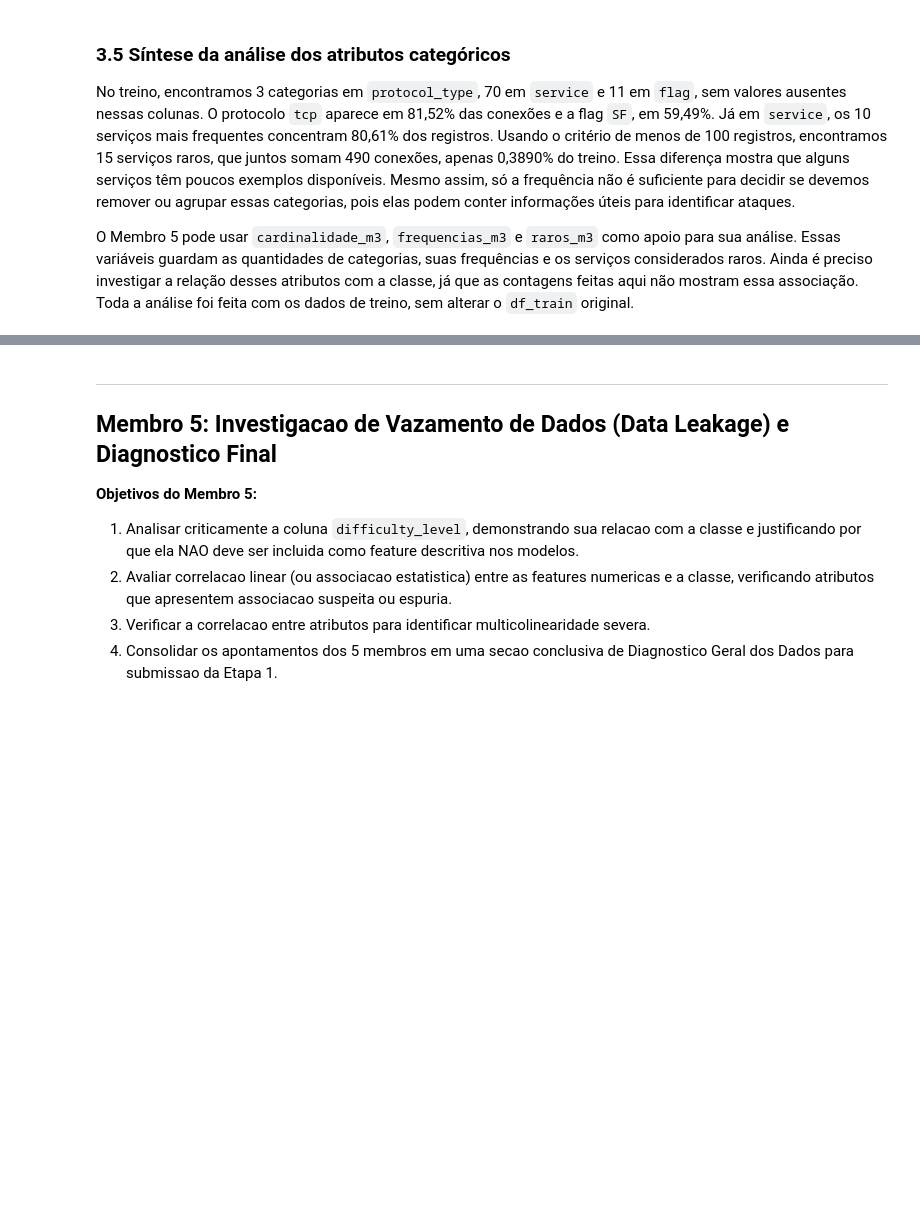
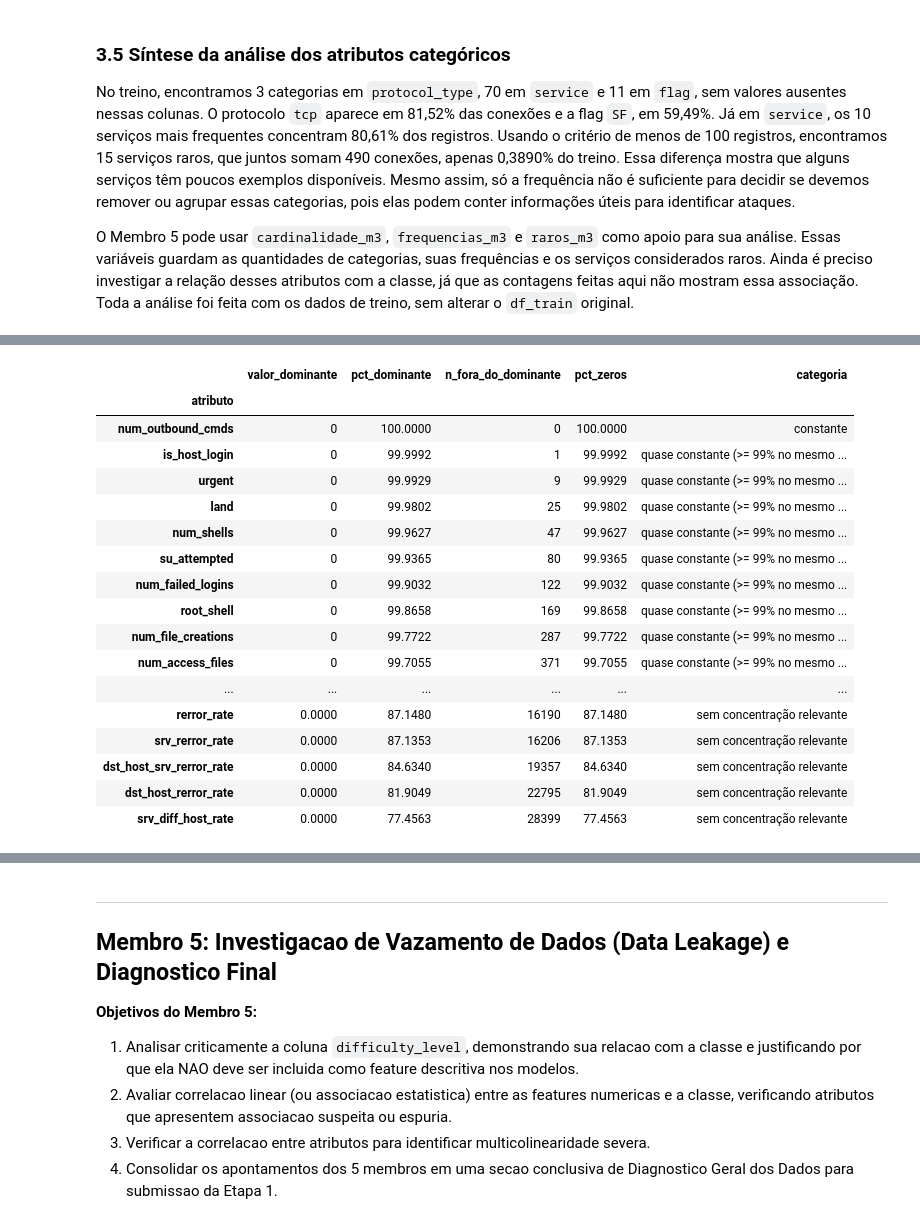
Before and after one commit to matheusmra/tp-ia, a Jupyter notebook: notebooks/01_analise_exploratoria.ipynb, the cells around one changed output, grey strips where cells are left out. Saved outputs shown, nothing was run; the diff lists cells and outputs as text; code cells hidden in the pictures; blank space fills up the shorter version.

```diff
--- a/notebooks/01_analise_exploratoria.ipynb
+++ b/notebooks/01_analise_exploratoria.ipynb
@@ -795,0 +1034,64 @@ O Membro 5 pode usar `cardinalidade_m3`, `frequencias_m3` e `raros_m3` como apoi
+# %%
+# 4.4 Quase constantes, concentração em zero e domínio de su_attempted.
+LIMIAR_DOMINANTE_M4 = 99.0     # quase constante: >= 99% dos registros no mesmo valor
+LIMIAR_CONCENTRADO_M4 = 90.0   # concentrado: entre 90% e 99% no mesmo valor
+LIMIAR_ZEROS_M4 = 75.0         # apenas para listar atributos muito concentrados em zero
+
+def perfil_concentracao(serie):
+    contagem = serie.value_counts()
+    freq1 = int(contagem.iloc[0])
+    return {
+        "valor_dominante": contagem.index[0],
+        "pct_dominante": 100 * freq1 / len(serie),
+        "n_fora_do_dominante": len(serie) - freq1,
+    }
+
+conc_m4 = pd.DataFrame([{"atributo": c, **perfil_concentracao(df_train[c])} for c in ATRIB_M4]).set_index("atributo")
+conc_m4["pct_zeros"] = (df_train[numericas_m4] == 0).mean() * 100      # NaN nos categóricos
+
+eh_constante = conc_m4["n_fora_do_dominante"] == 0
+eh_q99 = conc_m4["pct_dominante"] >= LIMIAR_DOMINANTE_M4
+eh_conc = conc_m4["pct_dominante"] >= LIMIAR_CONCENTRADO_M4
+conc_m4["categoria"] = np.select(
+    [eh_constante, eh_q99, eh_conc],
+    ["constante", "quase constante (>= 99% no mesmo valor)", "concentrado (90% a 99% no mesmo valor)"],
+    default="sem concentração relevante",
+)
+
+candidatos_nzv_m4 = conc_m4.index[~conc_m4["categoria"].isin(["constante", "sem concentração relevante"])].tolist()
+
+print(conc_m4["categoria"].value_counts().to_string())
+print(f"\nAtributos com >= {LIMIAR_ZEROS_M4:.0f}% de zeros: {int((conc_m4['pct_zeros'] >= LIMIAR_ZEROS_M4).sum())}")
+
+mostrar_m4 = conc_m4[(conc_m4["categoria"] != "sem concentração relevante")
+                     | (conc_m4["pct_zeros"] >= LIMIAR_ZEROS_M4)]
+display(mostrar_m4.sort_values("pct_dominante", ascending=False))
+
+eh_ataque_m4 = df_train[COL_ROTULO_M4] != "normal"
+base_ataque_m4 = 100 * eh_ataque_m4.mean()
+linhas_sinal = []
+for c in candidatos_nzv_m4:
+    fora = df_train[c] != conc_m4.loc[c, "valor_dominante"]
+    rotulos_fora = df_train.loc[fora, COL_ROTULO_M4].value_counts(normalize=True)
+    linhas_sinal.append({
+        "atributo": c,
+        "n_fora_do_dominante": int(fora.sum()),
+        "pct_ataque_fora_do_dominante": 100 * eh_ataque_m4[fora].mean(),
+        "rotulo_mais_comum_fora": rotulos_fora.index[0],
+        "pct_desse_rotulo_fora": 100 * rotulos_fora.iloc[0],
+    })
+sinal_nzv_m4 = pd.DataFrame(linhas_sinal).set_index("atributo")
+print(f"\nBase inteira: {base_ataque_m4:.2f}% dos registros são ataques.")
+display(sinal_nzv_m4.sort_values("n_fora_do_dominante"))
+
+# Domínio de su_attempted
+dist_su_m4 = df_train["su_attempted"].value_counts().sort_index().rename("frequencia").to_frame()
+dist_su_m4["percentual"] = 100 * dist_su_m4["frequencia"] / n_treino_m4
+n_su_fora_dominio = int((~df_train["su_attempted"].isin([0, 1])).sum())
+print("\nDistribuição de su_attempted:")
+display(dist_su_m4)
+print(f"Registros com su_attempted fora de {{0, 1}}: {n_su_fora_dominio}")
+if n_su_fora_dominio:
+    display(df_train.loc[~df_train["su_attempted"].isin([0, 1]), COL_ROTULO_M4]
+            .value_counts().rename("registros_com_su_attempted_fora_do_dominio").to_frame())
+# %% [output]
@@ -795,0 +1105,18 @@ O Membro 5 pode usar `cardinalidade_m3`, `frequencias_m3` e `raros_m3` como apoi
+|  | valor_dominante | pct_dominante | n_fora_do_dominante | pct_zeros | categoria |
+| atributo |  |  |  |  |  |
+| num_outbound_cmds | 0 | 100.0000 | 0 | 100.0000 | constante |
+| is_host_login | 0 | 99.9992 | 1 | 99.9992 | quase constante (>= 99% no mesmo ... |
+| urgent | 0 | 99.9929 | 9 | 99.9929 | quase constante (>= 99% no mesmo ... |
+| land | 0 | 99.9802 | 25 | 99.9802 | quase constante (>= 99% no mesmo ... |
+| num_shells | 0 | 99.9627 | 47 | 99.9627 | quase constante (>= 99% no mesmo ... |
+| su_attempted | 0 | 99.9365 | 80 | 99.9365 | quase constante (>= 99% no mesmo ... |
+| num_failed_logins | 0 | 99.9032 | 122 | 99.9032 | quase constante (>= 99% no mesmo ... |
+| root_shell | 0 | 99.8658 | 169 | 99.8658 | quase constante (>= 99% no mesmo ... |
+| num_file_creations | 0 | 99.7722 | 287 | 99.7722 | quase constante (>= 99% no mesmo ... |
+| num_access_files | 0 | 99.7055 | 371 | 99.7055 | quase constante (>= 99% no mesmo ... |
+| ... | ... | ... | ... | ... | ... |
+| rerror_rate | 0.0000 | 87.1480 | 16190 | 87.1480 | sem concentração relevante |
+| srv_rerror_rate | 0.0000 | 87.1353 | 16206 | 87.1353 | sem concentração relevante |
+| dst_host_srv_rerror_rate | 0.0000 | 84.6340 | 19357 | 84.6340 | sem concentração relevante |
+| dst_host_rerror_rate | 0.0000 | 81.9049 | 22795 | 81.9049 | sem concentração relevante |
+| srv_diff_host_rate | 0.0000 | 77.4563 | 28399 | 77.4563 | sem concentração relevante |
```
Also changed, not shown: parts of 20 cells of this notebook.
